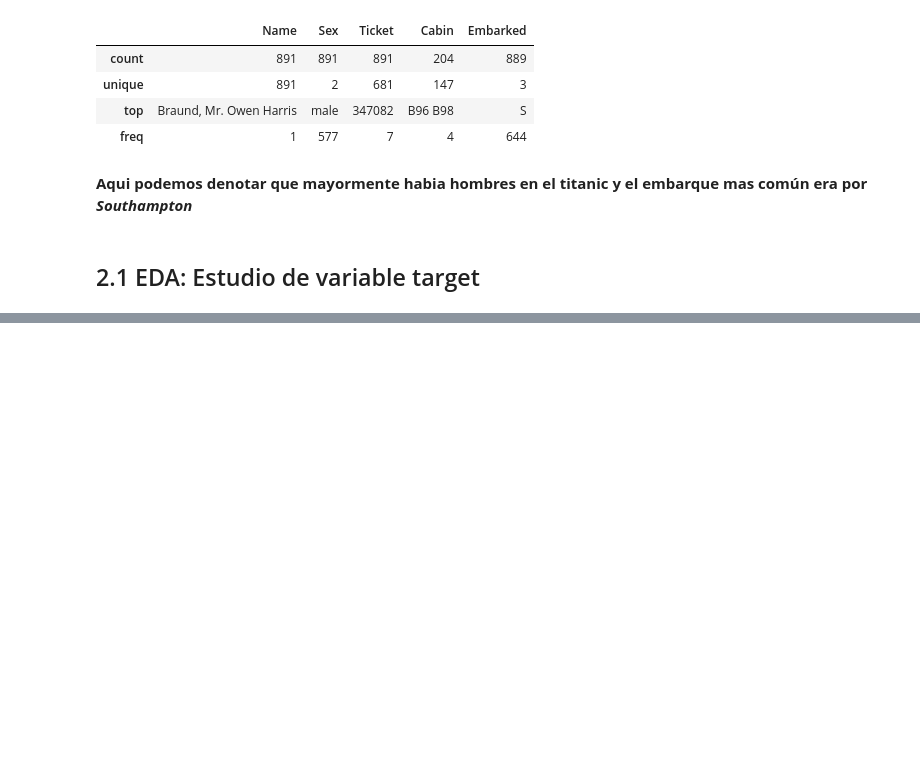
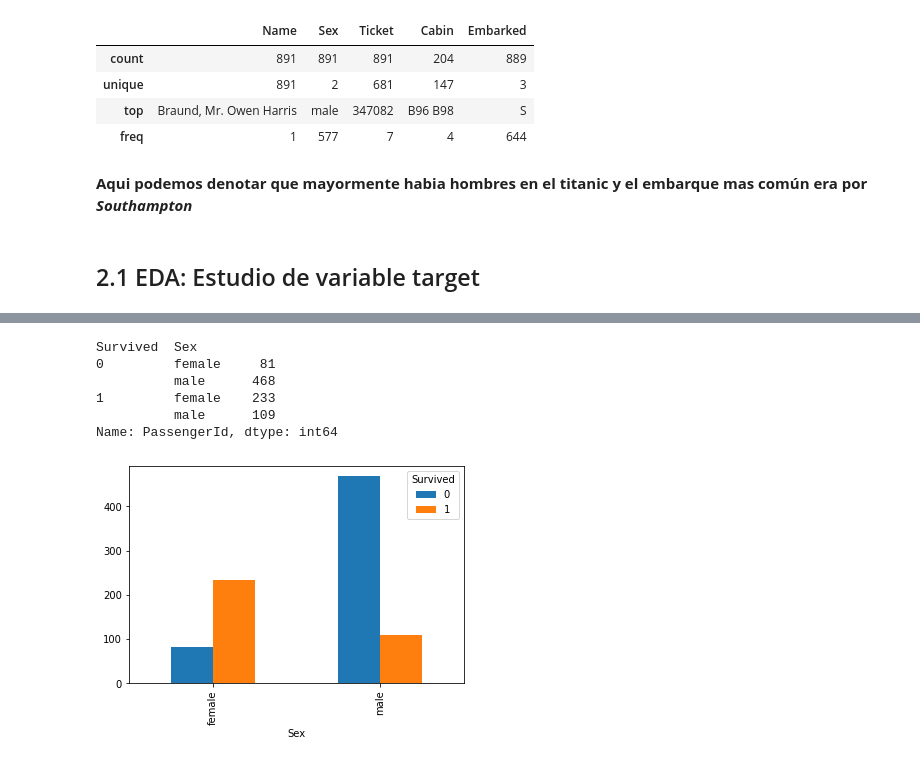
Before and after one commit to sneydermc3007/Analisis_Datos, a Jupyter notebook: Code/Analisis_titanic.ipynb, the cells around one changed output, grey strips where cells are left out. Drawn from its saved outputs; the diff is of its cells as text; code cells hidden in the pictures; blank space fills up the shorter version.

```diff
--- a/Code/Analisis_titanic.ipynb
+++ b/Code/Analisis_titanic.ipynb
@@ -86,0 +112,13 @@ train.describe(include=['O'])
+# %%
+grouped_sex = train.groupby(['Survived', 'Sex']).count()['PassengerId']
+print(grouped_sex)
+(grouped_sex.unstack(level=0).plot.bar())
+plt.show()
+# %% [output]
+Survived  Sex
+0         female     81
+          male      468
+1         female    233
+          male      109
+Name: PassengerId, dtype: int64
+[figure, added]
```
Also changed, not shown: parts of 9 cells of this notebook.
